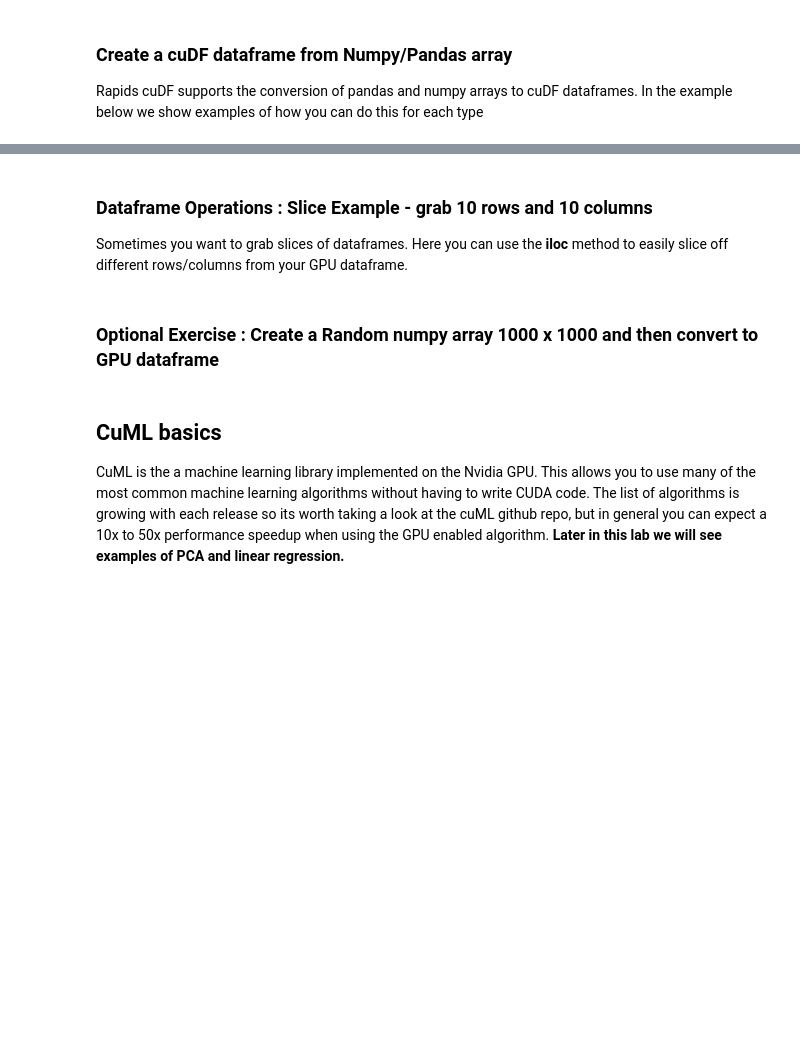
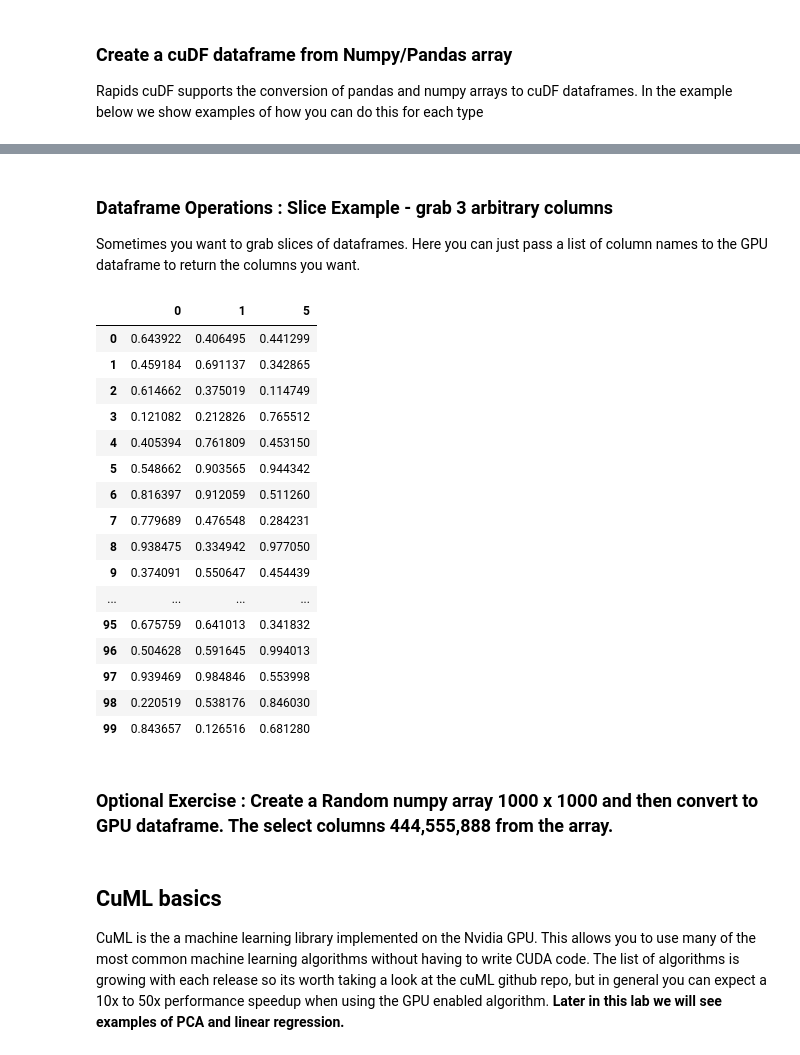
Before and after one commit to jvanoosten/lendingclub-examples, a Jupyter notebook: techu/01-Rapids-LendingClub-TechU.ipynb, the cells around one changed output, grey strips where cells are left out. Cells and saved outputs as stored; diff of their text form; code cells hidden in the pictures; blank space fills up the shorter version.

```diff
--- a/techu/01-Rapids-LendingClub-TechU.ipynb
+++ b/techu/01-Rapids-LendingClub-TechU.ipynb
@@ -170,6 +201,6 @@ pgdf(df.head())
 # df = cudf.from_pandas(pdf)
 # pgdf(df)
 # %% [markdown]
-### Dataframe Operations : Slice  Example - grab 10 rows and 10 columns
+### Dataframe Operations : Slice  Example - grab 3 arbitrary columns
 
-Sometimes you want to grab slices of dataframes.  Here you can use the **iloc** method to easily slice off different rows/columns from your GPU dataframe.
+Sometimes you want to grab slices of dataframes.  Here you can just pass a list of column names to the GPU dataframe to return the columns you want.
@@ -178,5 +207,25 @@ pgdf(df.iloc[10:12] )
+# %%
+pgdf(df[[0,1,5]] )
+# %% [output]
+|  | 0 | 1 | 5 |
+| 0 | 0.643922 | 0.406495 | 0.441299 |
+| 1 | 0.459184 | 0.691137 | 0.342865 |
+| 2 | 0.614662 | 0.375019 | 0.114749 |
+| 3 | 0.121082 | 0.212826 | 0.765512 |
+| 4 | 0.405394 | 0.761809 | 0.453150 |
+| 5 | 0.548662 | 0.903565 | 0.944342 |
+| 6 | 0.816397 | 0.912059 | 0.511260 |
+| 7 | 0.779689 | 0.476548 | 0.284231 |
+| 8 | 0.938475 | 0.334942 | 0.977050 |
+| 9 | 0.374091 | 0.550647 | 0.454439 |
+| ... | ... | ... | ... |
+| 95 | 0.675759 | 0.641013 | 0.341832 |
+| 96 | 0.504628 | 0.591645 | 0.994013 |
+| 97 | 0.939469 | 0.984846 | 0.553998 |
+| 98 | 0.220519 | 0.538176 | 0.846030 |
+| 99 | 0.843657 | 0.126516 | 0.681280 |
 # %% [markdown]
-### Optional Exercise : Create a Random numpy array 1000 x 1000 and then convert to GPU dataframe
+### Optional Exercise : Create a Random numpy array 1000 x 1000 and then convert to GPU dataframe.  The select columns 444,555,888 from the array.
 # %% [markdown]
 ## CuML basics
 
```
Also changed, not shown: parts of 40 cells of this notebook, 5 other files.
